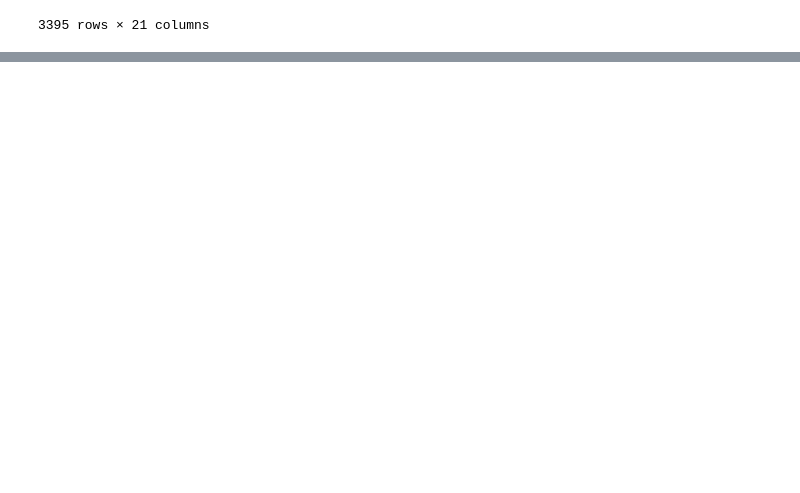
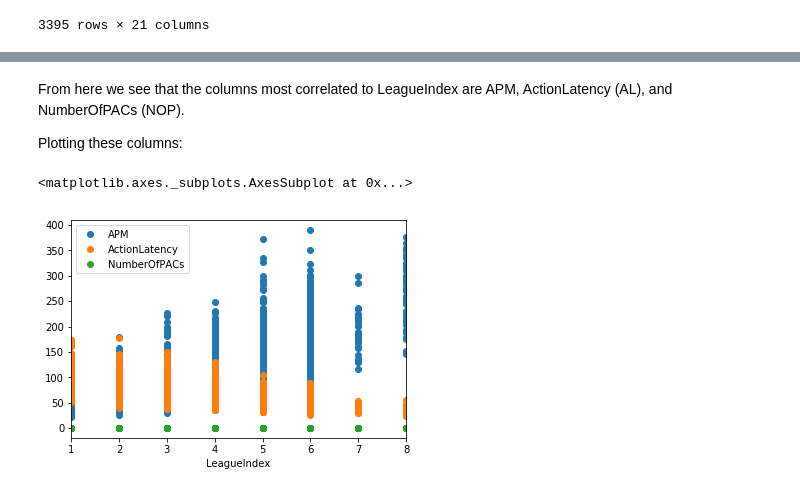
Before and after one commit to jeosadn/patrones, a Jupyter notebook: inv1/Inv-Corta-1.ipynb, the cells around one changed output, grey strips where cells are left out. Cells and saved outputs as stored; diff of their text form; code cells hidden in the pictures; blank space fills up the shorter version.

```diff
--- a/inv1/Inv-Corta-1.ipynb
+++ b/inv1/Inv-Corta-1.ipynb
@@ -184,0 +209,10 @@ sc_data.plot()
+# %% [markdown]
+From here we see that the columns most correlated to LeagueIndex are APM, ActionLatency (AL), and NumberOfPACs (NOP).
+
+Plotting these columns:
+# %%
+%matplotlib inline
+sc_data.plot(x='LeagueIndex', y=['APM','ActionLatency','NumberOfPACs'], style='o')
+# %% [output]
+<matplotlib.axes._subplots.AxesSubplot at 0x...>
+[figure, added]
```
Also changed, not shown: parts of 9 cells of this notebook.
